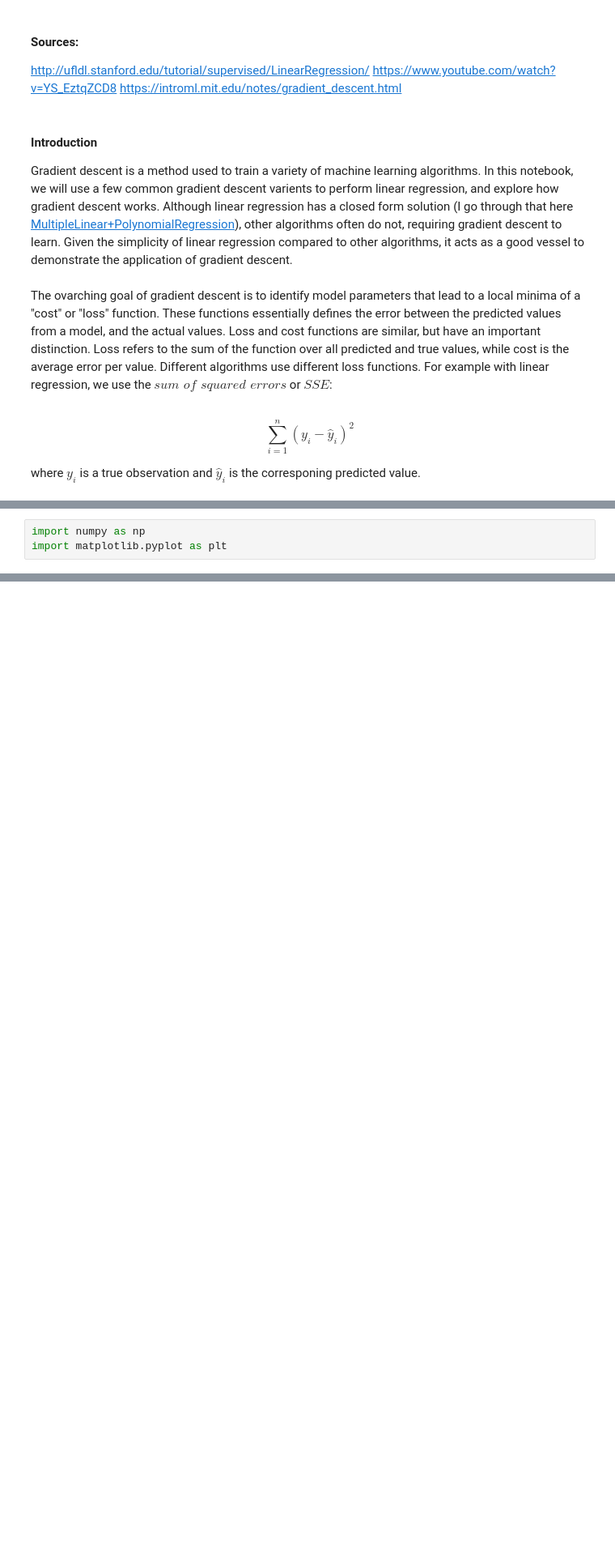
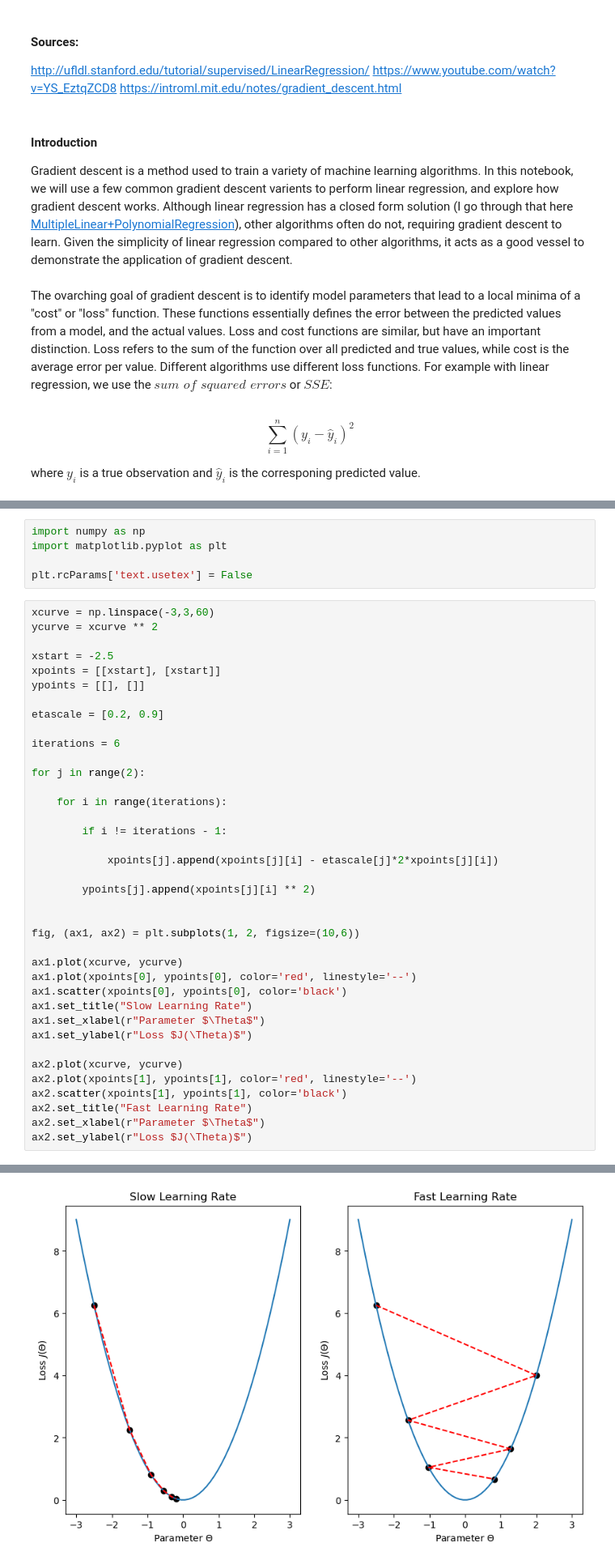
Before and after one commit to JakeLarimer/MLAlgosFromScratch, a Jupyter notebook: LinearRegressionWithGradientDescent.ipynb, the cells around one changed output, grey strips where cells are left out. Shown at 81% size. Cells and saved outputs as stored; diff of their text form; blank space fills up the shorter version.

```diff
--- a/LinearRegressionWithGradientDescent.ipynb
+++ b/LinearRegressionWithGradientDescent.ipynb
@@ -23,3 +23,44 @@ Loss functions are generally denoted as $J(\Theta)$ where $\Theta$ is a vector c
 # %%
 import numpy as np
 import matplotlib.pyplot as plt
+
+plt.rcParams['text.usetex'] = False
+# %%
+xcurve = np.linspace(-3,3,60)
+ycurve = xcurve ** 2
+
+xstart = -2.5
+xpoints = [[xstart], [xstart]]
+ypoints = [[], []]
+
+etascale = [0.2, 0.9]
+
+iterations = 6
+
+for j in range(2):
+
+    for i in range(iterations):
+
+        if i != iterations - 1:
+
+            xpoints[j].append(xpoints[j][i] - etascale[j]*2*xpoints[j][i])
+
+        ypoints[j].append(xpoints[j][i] ** 2)
+
+
+fig, (ax1, ax2) = plt.subplots(1, 2, figsize=(10,6))
+
+ax1.plot(xcurve, ycurve)
+ax1.plot(xpoints[0], ypoints[0], color='red', linestyle='--')
+ax1.scatter(xpoints[0], ypoints[0], color='black')
+ax1.set_title("Slow Learning Rate")
+ax1.set_xlabel(r"Parameter $\Theta$")
+ax1.set_ylabel(r"Loss $J(\Theta)$")
+
+ax2.plot(xcurve, ycurve)
+ax2.plot(xpoints[1], ypoints[1], color='red', linestyle='--')
+ax2.scatter(xpoints[1], ypoints[1], color='black')
+ax2.set_title("Fast Learning Rate")
+ax2.set_xlabel(r"Parameter $\Theta$")
+ax2.set_ylabel(r"Loss $J(\Theta)$")
+# %% [output]
@@ -25,0 +68 @@ import matplotlib.pyplot as plt
+[figure, added]
```
Also changed, not shown: parts of 8 cells of this notebook.
